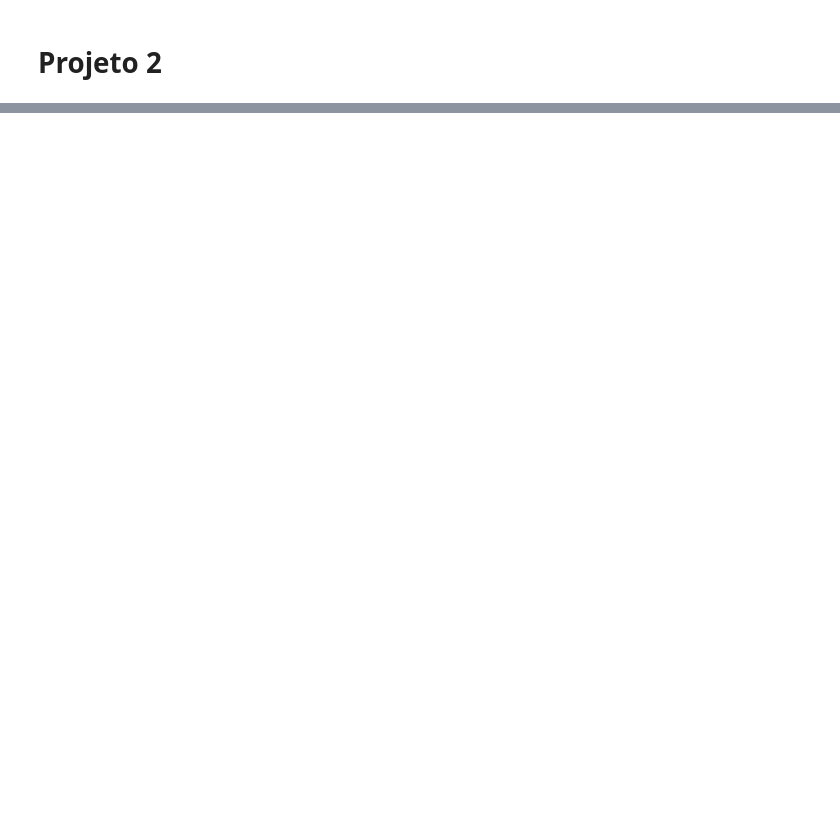
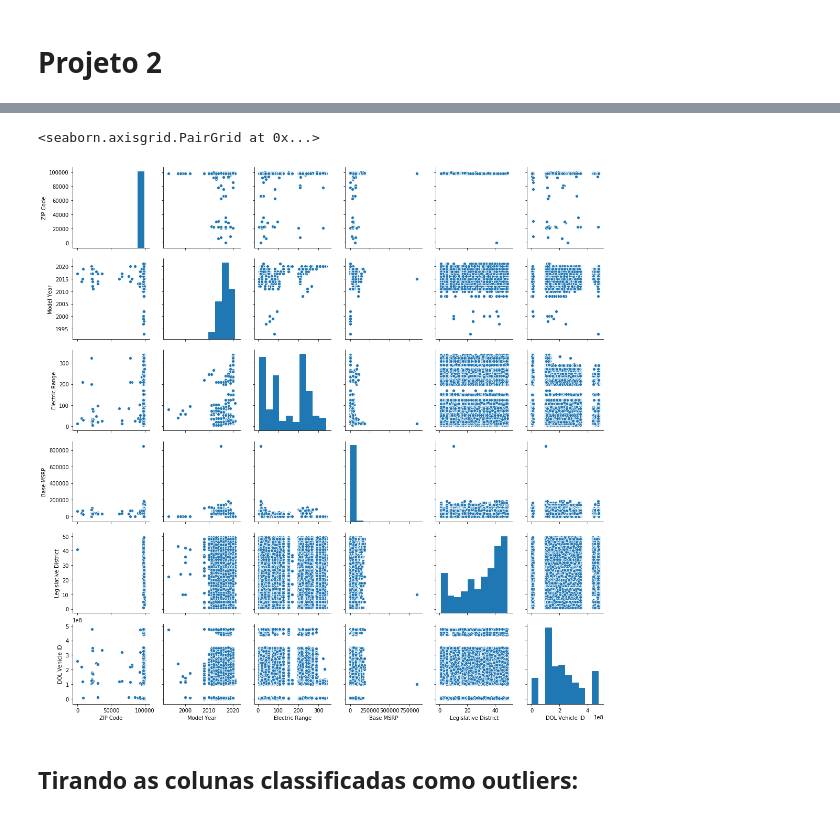
Before and after one commit to gustavopc3/P2-CD20-2, a Jupyter notebook: P2-CD20-2.ipynb, the cells around one changed output, grey strips where cells are left out. Cells and saved outputs as stored; diff of their text form; code cells hidden in the pictures; blank space fills up the shorter version.

```diff
--- a/P2-CD20-2.ipynb
+++ b/P2-CD20-2.ipynb
@@ -26,5 +44,6 @@ print(os.getcwd())
 # %%
+# Lendo o arquivo csv
+dados = pd.read_csv('Electric_Vehicle_Population_Data.csv')
 
-dados = pd.read_csv('netflix_titles.csv')
-dados.head()
+dados
 # %% [output]
@@ -31,0 +63,7 @@ FileNotFoundError: [Errno 2] File b'netflix_titles.csv' does not exist: b'netfli
+# %%
+sns.pairplot(dados)
+# %% [output]
+<seaborn.axisgrid.PairGrid at 0x...>
+[figure, added]
+# %% [markdown]
+## Tirando as colunas classificadas como outliers:
```
Also changed, not shown: parts of 59 cells of this notebook.
